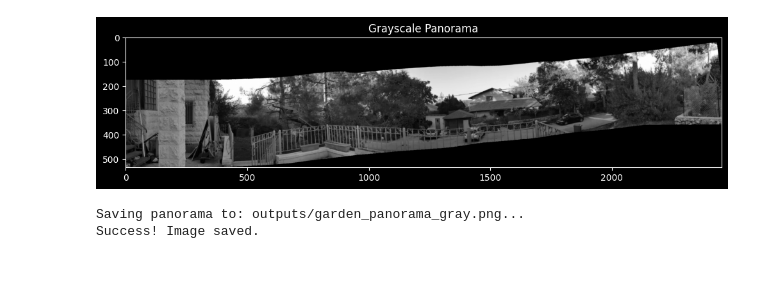
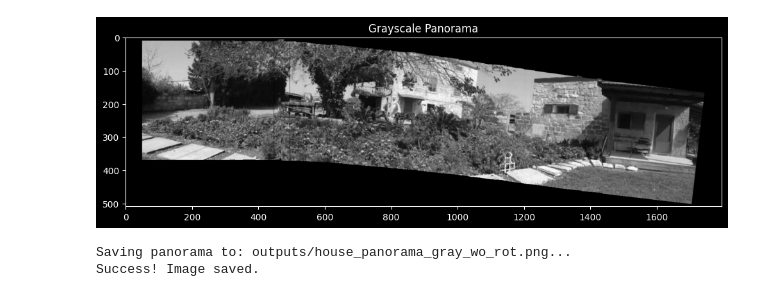
Before and after one commit to ronlevin1/Stereo_Mosaic, a Jupyter notebook: lab.ipynb, the cells around one changed output. Saved outputs shown, nothing was run; the diff lists cells and outputs as text; code cells hidden in the pictures; blank space fills up the shorter version.

```diff
--- a/lab.ipynb
+++ b/lab.ipynb
@@ -7,13 +7,9 @@ import ex4
 import numpy as np
 import matplotlib.pyplot as plt
 # %%
-# !pip install "imageio[ffmpeg]"
-
-garden_video="Garden.mp4"
-frames = ex4.load_video_frames(garden_video, downscale_factor=2)
+# garden_video="Garden.mp4"
+house_video="House.mp4"
+frames = ex4.load_video_frames(house_video, downscale_factor=2)
 panorama = ex4.create_mosaic(frames, step_size=16, border_cut=15)
-# show the panorama
-plt.imshow(panorama)
-# plt.axis('off')
-plt.show()
+print("done.")
 # %% [output]
@@ -38,10 +33,12 @@ Stitched 480/488
 # %%
 plt.figure(figsize=(12, 6))
 plt.imshow(panorama, cmap='gray')
 plt.title("Grayscale Panorama")
 plt.show()
-ex4.save_panorama(panorama, filename="garden_panorama_gray.png")
 # %% [output]
-[figure, old version]
+[figure, new version]
-Saving panorama to: outputs/garden_panorama_gray.png...
-Success! Image saved.
+# %%
+ex4.save_panorama(panorama, filename="house_panorama_gray_wo_rot.png")
+# %% [output]
+Saving panorama to: outputs/house_panorama_gray_wo_rot.png...
+Success! Image saved.
```
Also changed, not shown: parts of 2 cells of this notebook, 1 other file.
